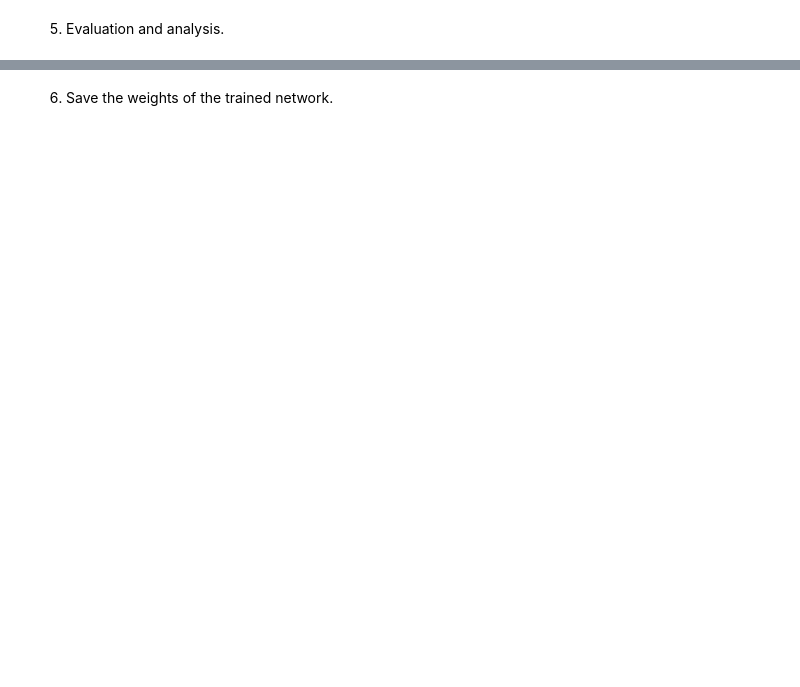
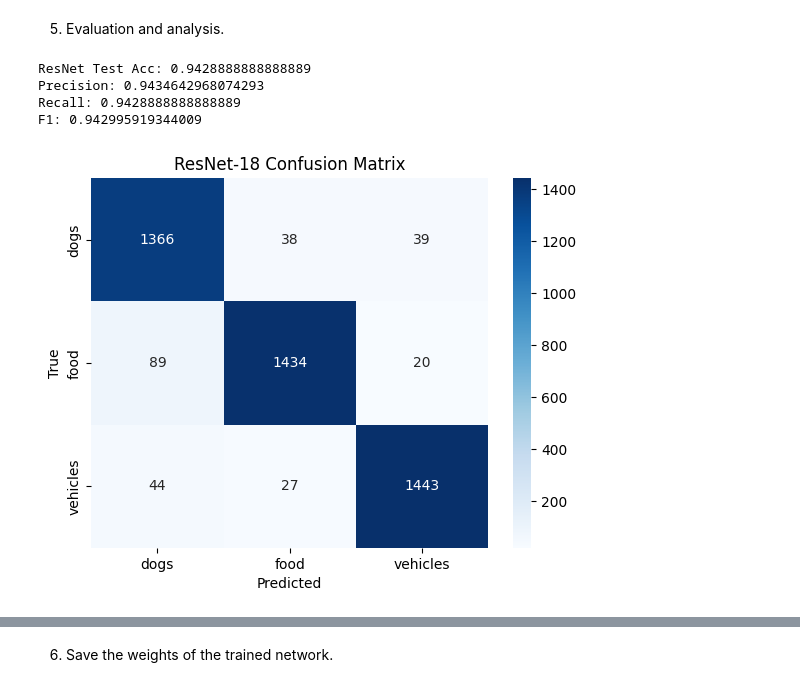
Before and after one commit to abhiiiinair24/Deep-Learning, a Jupyter notebook: A1/a1_part_1_sjoshi25_rajagop6.ipynb, the cells around one changed output, grey strips where cells are left out. Cells and saved outputs as stored; diff of their text form; code cells hidden in the pictures; blank space fills up the shorter version.

```diff
--- a/A1/a1_part_1_sjoshi25_rajagop6.ipynb
+++ b/A1/a1_part_1_sjoshi25_rajagop6.ipynb
@@ -1216,0 +1140,46 @@ Test Loss: 0.2850, Test Accuracy: 0.8889
+# %%
+### ADD YOUR CODE HERE ###
+'''test_loss_res, test_acc_res, prec_res, rec_res, f1_res, y_true_res, y_pred_res = evaluate_model(
+    modelResnet, test_loader_aug
+)
+
+print("ResNet Test Acc:", test_acc_res)
+print("Precision:", prec_res)
+print("Recall:", rec_res)
+print("F1:", f1_res)'''
+
+from sklearn.metrics import precision_recall_fscore_support
+
+# Get loss, accuracy, true labels, predicted labels
+test_loss_res, test_acc_res, y_true_res, y_pred_res = evaluate_model(modelResnet, test_loader_aug)
+
+# Compute precision, recall, F1
+prec_res, rec_res, f1_res, _ = precision_recall_fscore_support(y_true_res, y_pred_res, average='weighted')
+
+print("ResNet Test Acc:", test_acc_res)
+print("Precision:", prec_res)
+print("Recall:", rec_res)
+print("F1:", f1_res)
+# %% [output]
+ResNet Test Acc: 0.9428888888888889
+Precision: 0.9434642968074293
+Recall: 0.9428888888888889
+F1: 0.942995919344009
+# %%
+#Confusion Matrix
+from sklearn.metrics import confusion_matrix
+import seaborn as sns
+import matplotlib.pyplot as plt
+
+cm = confusion_matrix(y_true_res, y_pred_res)
+
+plt.figure()
+sns.heatmap(cm, annot=True, fmt='d', cmap='Blues',
+            xticklabels=dataset.classes,
+            yticklabels=dataset.classes)
+plt.xlabel("Predicted")
+plt.ylabel("True")
+plt.title("ResNet-18 Confusion Matrix")
+plt.show()
+# %% [output]
+[figure, added]
```
Also changed, not shown: parts of 40 cells of this notebook.
